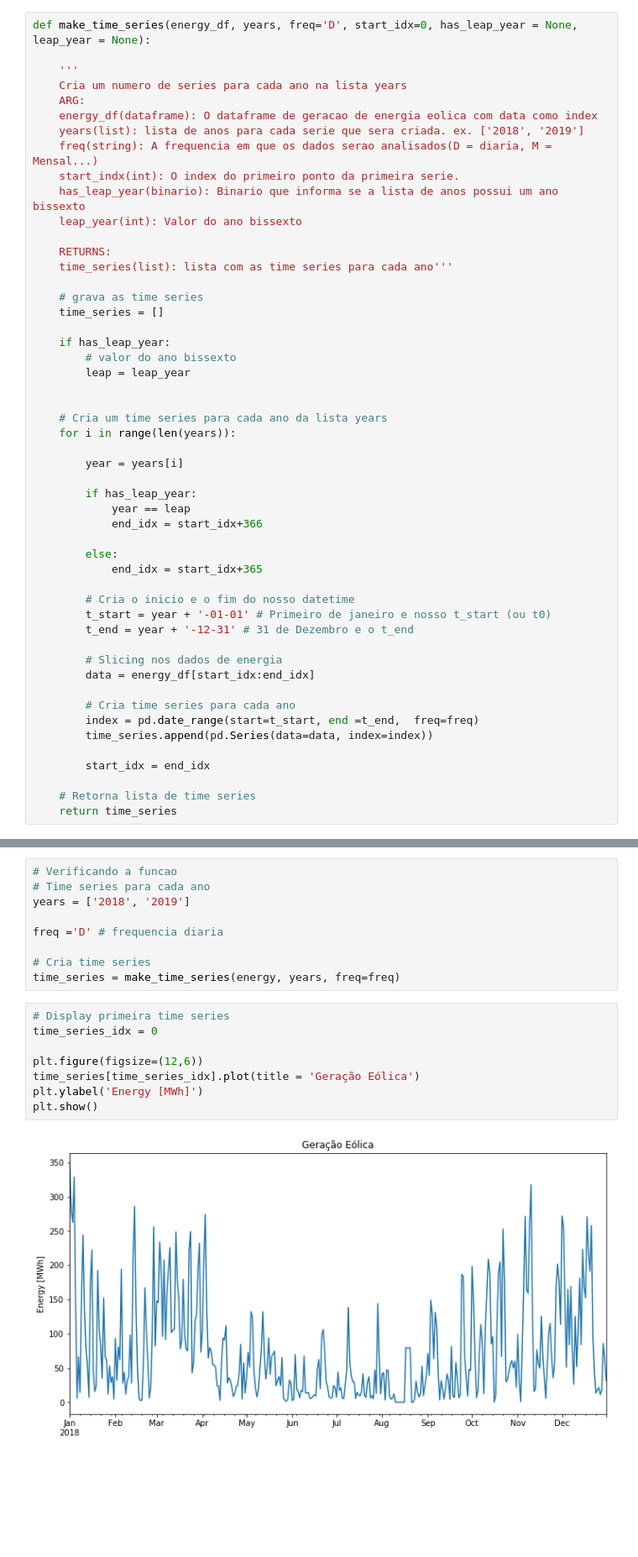
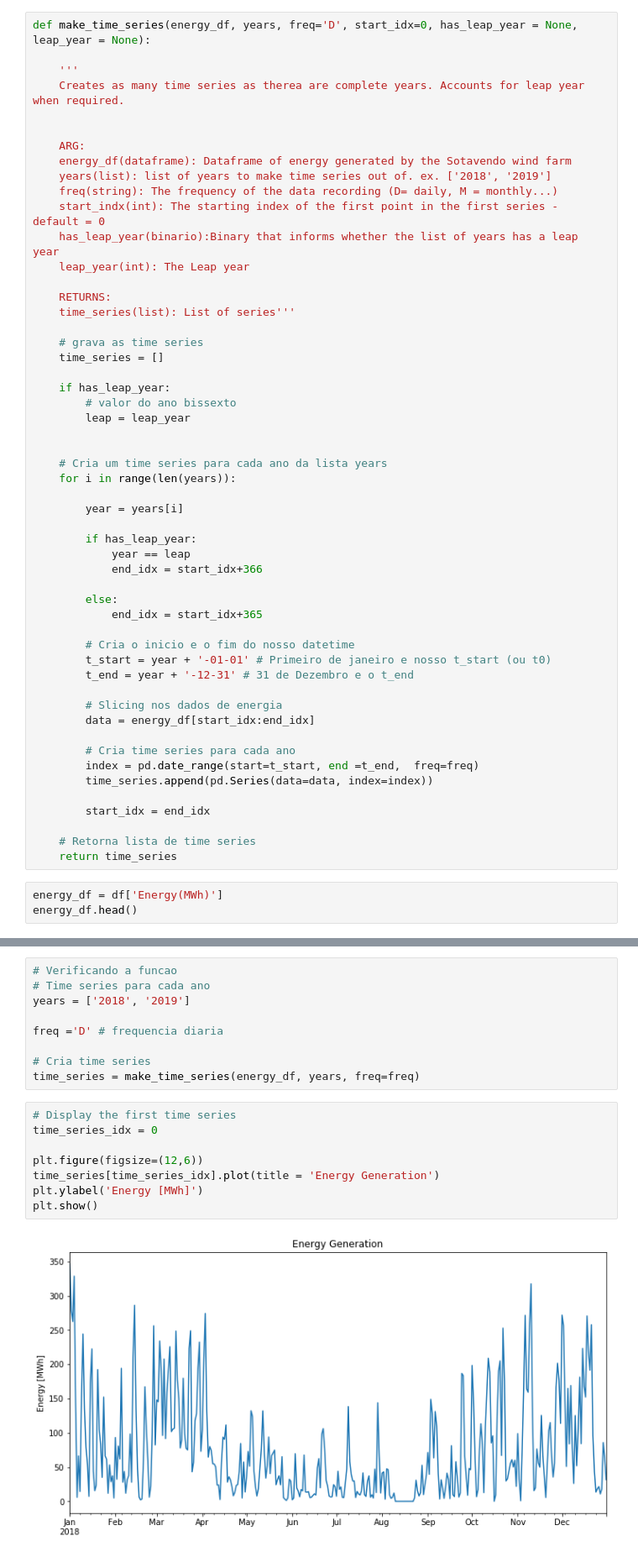
Before and after one commit to jmcabreira-zz/Data-Science-Projects, a Jupyter notebook: Wind_power_forecast/Untitled.ipynb, the cells around one changed output, grey strips where cells are left out. Shown at 84% size. Saved outputs shown, nothing was run; the diff lists cells and outputs as text; blank space fills up the shorter version.

```diff
--- a/Wind_power_forecast/Untitled.ipynb
+++ b/Wind_power_forecast/Untitled.ipynb
@@ -145,17 +194,19 @@ plt.show()
 def make_time_series(energy_df, years, freq='D', start_idx=0, has_leap_year = None, leap_year = None):
 
     '''
-    Cria um numero de series para cada ano na lista years
+    Creates as many time series as therea are complete years. Accounts for leap year when required.
+
+
     ARG:
-    energy_df(dataframe): O dataframe de geracao de energia eolica com data como index
-    years(list): lista de anos para cada serie que sera criada. ex. ['2018', '2019']
-    freq(string): A frequencia em que os dados serao analisados(D = diaria, M = Mensal...)
-    start_indx(int): O index do primeiro ponto da primeira serie.
-    has_leap_year(binario): Binario que informa se a lista de anos possui um ano bissexto
-    leap_year(int): Valor do ano bissexto
+    energy_df(dataframe): Dataframe of energy generated by the Sotavendo wind farm
+    years(list): list of years to make time series out of. ex. ['2018', '2019']
+    freq(string): The frequency of the data recording (D= daily, M = monthly...)
+    start_indx(int): The starting index of the first point in the first series - default = 0
+    has_leap_year(binario):Binary that informs whether the list of years has a leap year
+    leap_year(int): The Leap year
 
     RETURNS:
-    time_series(list): lista com as time series para cada ano'''
+    time_series(list): List of series'''
 
     # grava as time series
     time_series = []
@@ -192,3 +243,6 @@ def make_time_series(energy_df, years, freq='D', start_idx=0, has_leap_year = No
 
     # Retorna lista de time series
     return time_series
+# %%
+energy_df = df['Energy(MWh)']
+energy_df.head()
@@ -200,15 +262,15 @@ years = ['2018', '2019']
 freq ='D' # frequencia diaria
 
 # Cria time series
-time_series = make_time_series(energy, years, freq=freq)
+time_series = make_time_series(energy_df, years, freq=freq)
 # %%
-# Display primeira time series
+# Display the first time series
 time_series_idx = 0
 
 plt.figure(figsize=(12,6))
-time_series[time_series_idx].plot(title = 'Geração Eólica')
+time_series[time_series_idx].plot(title = 'Energy Generation')
 plt.ylabel('Energy [MWh]')
 plt.show()
 # %% [output]
-[figure, old version]
+[figure, new version]
 # %%
```
Also changed, not shown: parts of 29 cells of this notebook.
